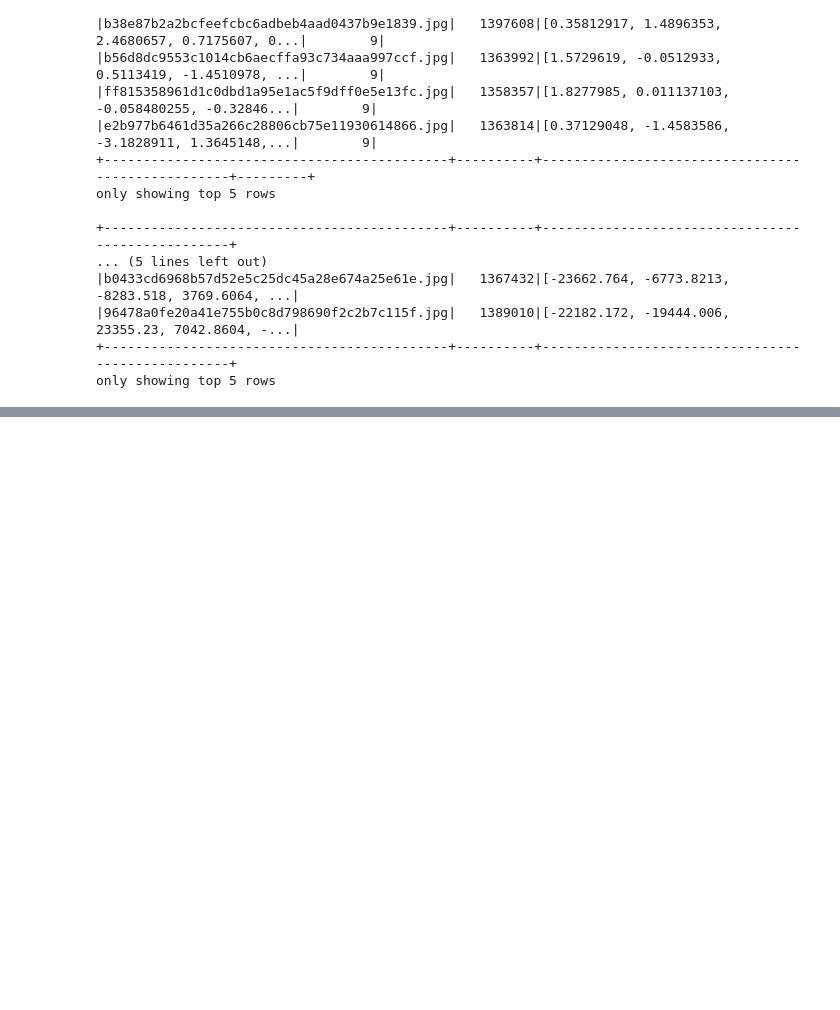
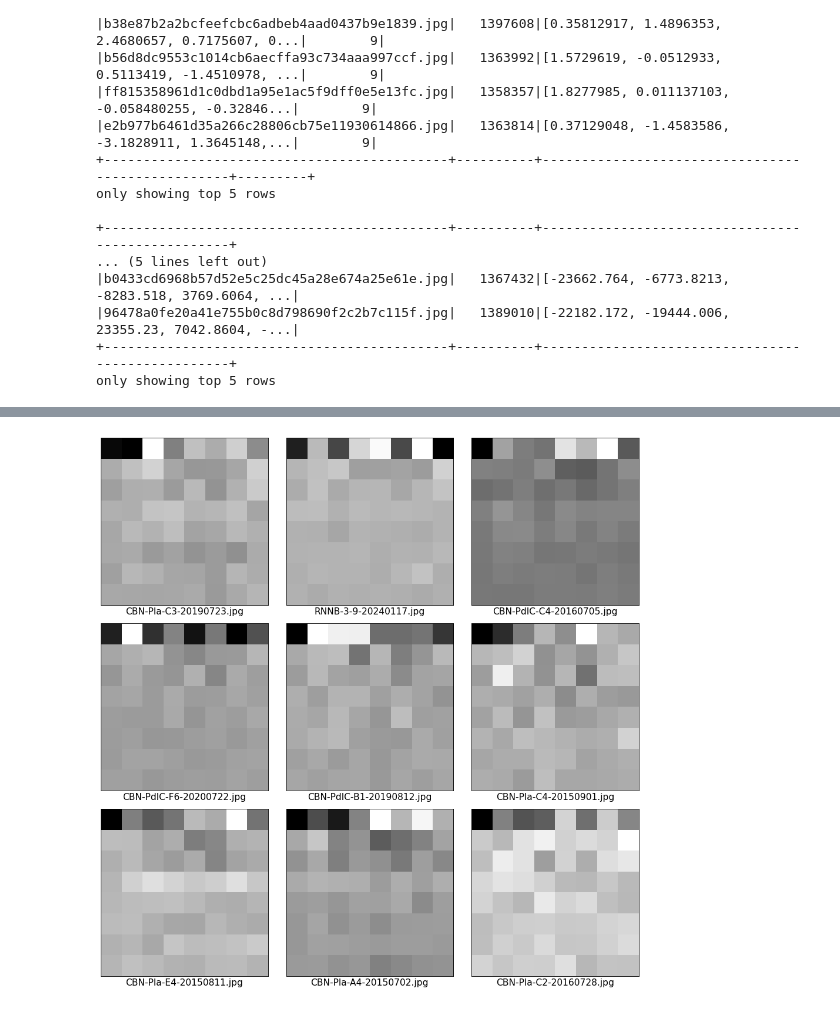
Before and after one commit to dsgt-kaggle-clef/plantclef-2024, a Jupyter notebook: notebooks/preprocessing/20240406-mg-validate-embeddings.ipynb, the cells around one changed output, grey strips where cells are left out. Saved outputs shown, nothing was run; the diff lists cells and outputs as text; code cells hidden in the pictures; blank space fills up the shorter version.

```diff
--- a/notebooks/preprocessing/20240406-mg-validate-embeddings.ipynb
+++ b/notebooks/preprocessing/20240406-mg-validate-embeddings.ipynb
@@ -205,0 +253,7 @@ dino_df.groupBy("sample_id").count().select("sample_id", "count").show()
+# %%
+# Plot DCT image embeddings
+plot_images_from_embeddings(
+    test_dct_df, data_col="dct_embedding", image_col="image_name", grid_size=(3, 3)
+)
+# %% [output]
+[figure, added]
```
Also changed, not shown: parts of 10 cells of this notebook.
